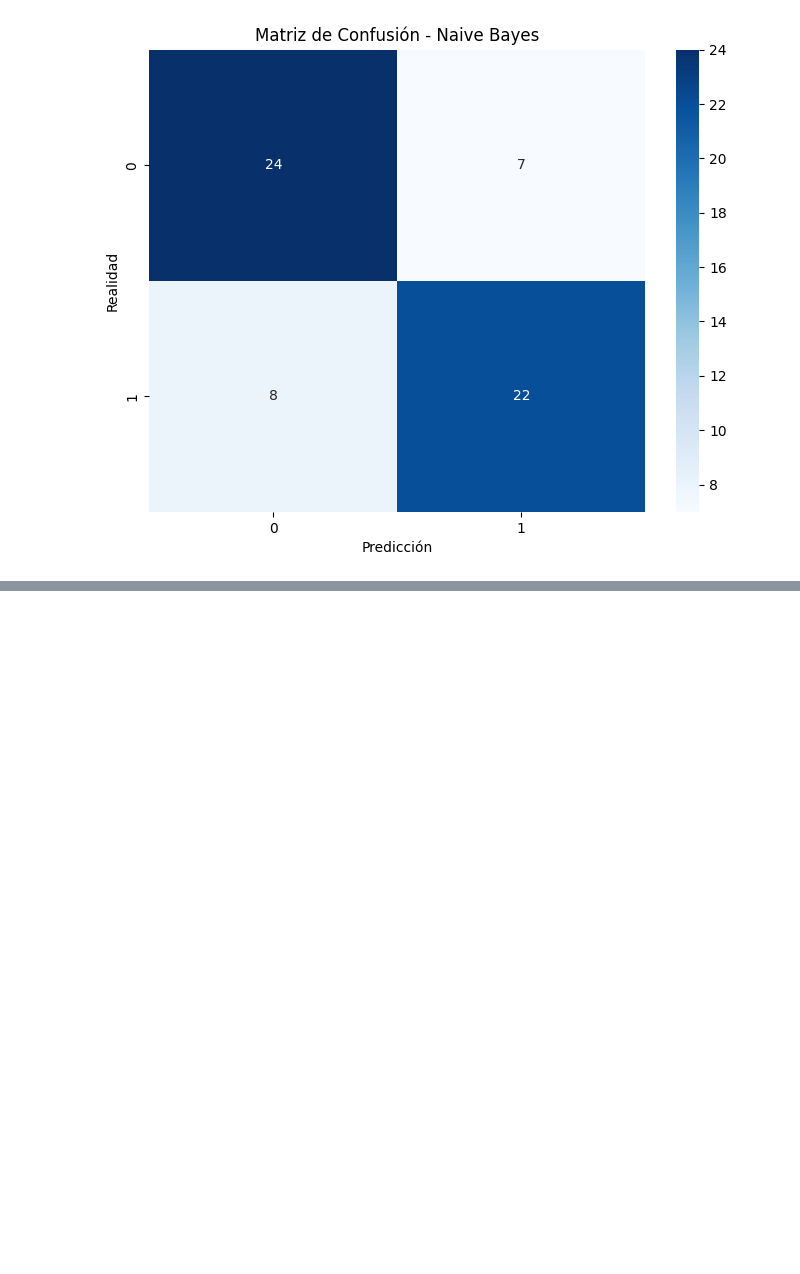
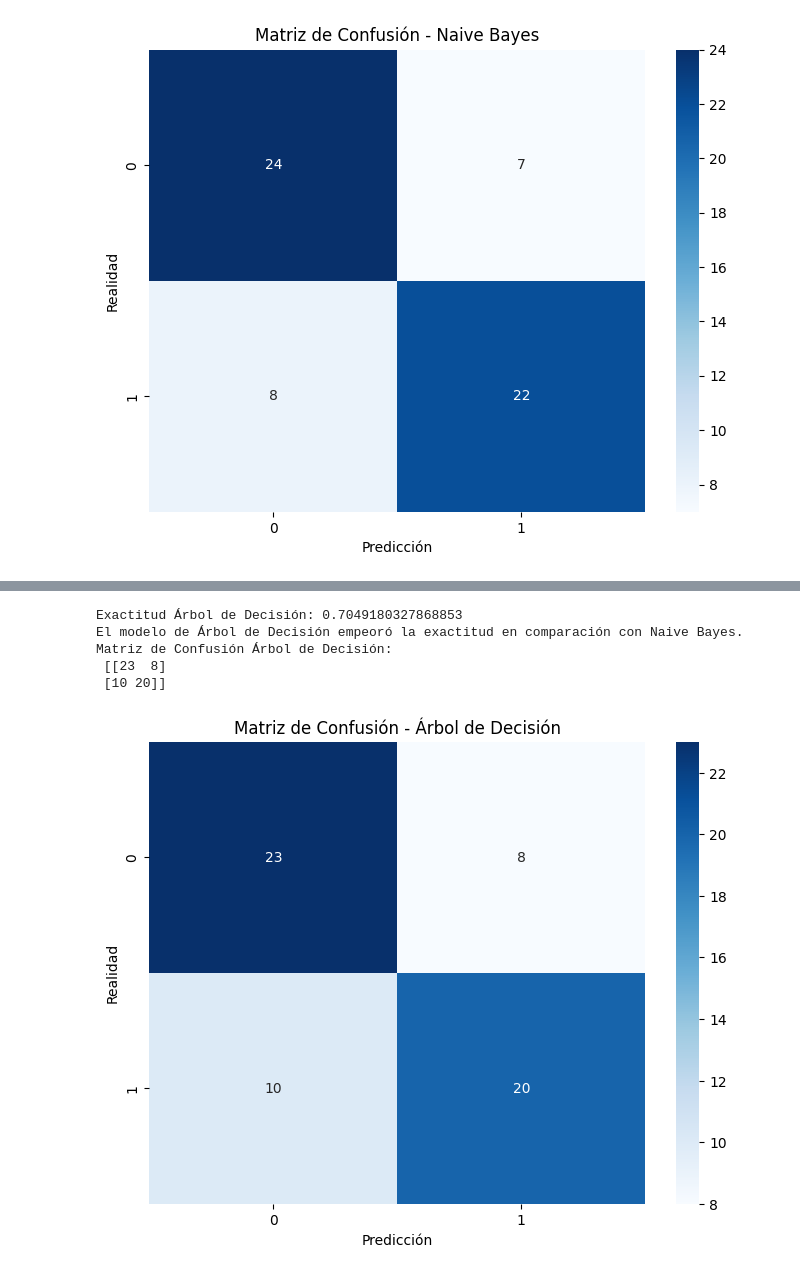
Before and after one commit to M4teoSandoval/Clase-Inteligencia-Artificiall, a Jupyter notebook: Cuaderno_8_Modelo_Naive_Bayes.ipynb, the cells around one changed output, grey strips where cells are left out. Saved outputs shown, nothing was run; the diff lists cells and outputs as text; code cells hidden in the pictures; blank space fills up the shorter version.

```diff
--- a/Cuaderno_8_Modelo_Naive_Bayes.ipynb
+++ b/Cuaderno_8_Modelo_Naive_Bayes.ipynb
@@ -456,0 +555,45 @@ plt.show()
+# %%
+# prompt: cree el modelo de arbol de decision con los datos de entrenamiento y por favor me calcula el accuracy para ver cual modelo es el mejor
+
+from sklearn.tree import DecisionTreeClassifier
+
+# Crear el modelo de árbol de decisión
+tree_model = DecisionTreeClassifier(random_state=42)
+
+# Entrenar el modelo
+tree_model.fit(X_train, y_train)
+
+# Realizar predicciones
+y_pred_tree = tree_model.predict(X_test)
+
+# Evaluar el modelo
+accuracy_tree = accuracy_score(y_test, y_pred_tree)
+print("Exactitud Árbol de Decisión:", accuracy_tree)
+
+# Comparar con la exactitud de Naive Bayes
+if accuracy_tree > accuracy_nb:
+  print("El modelo de Árbol de Decisión mejoró la exactitud en comparación con Naive Bayes.")
+elif accuracy_tree < accuracy_nb:
+  print("El modelo de Árbol de Decisión empeoró la exactitud en comparación con Naive Bayes.")
+else:
+  print("El modelo de Árbol de Decisión obtuvo la misma exactitud que Naive Bayes.")
+
+# Calcular la matriz de confusión
+conf_matrix_tree = confusion_matrix(y_test, y_pred_tree)
+print("Matriz de Confusión Árbol de Decisión:\n", conf_matrix_tree)
+
+# Crear el mapa de calor para la matriz de confusión de Árbol de Decisión
+cm_tree = confusion_matrix(y_test, y_pred_tree)
+plt.figure(figsize=(8, 6))
+sns.heatmap(cm_tree, annot=True, fmt="d", cmap="Blues", xticklabels=np.unique(y_test), yticklabels=np.unique(y_test))
+plt.title('Matriz de Confusión - Árbol de Decisión')
+plt.xlabel('Predicción')
+plt.ylabel('Realidad')
+plt.show()
+# %% [output]
+Exactitud Árbol de Decisión: 0.7049180327868853
+El modelo de Árbol de Decisión empeoró la exactitud en comparación con Naive Bayes.
+Matriz de Confusión Árbol de Decisión:
+ [[23  8]
+ [10 20]]
+[figure, added]
```
Also changed, not shown: parts of 12 cells of this notebook.
